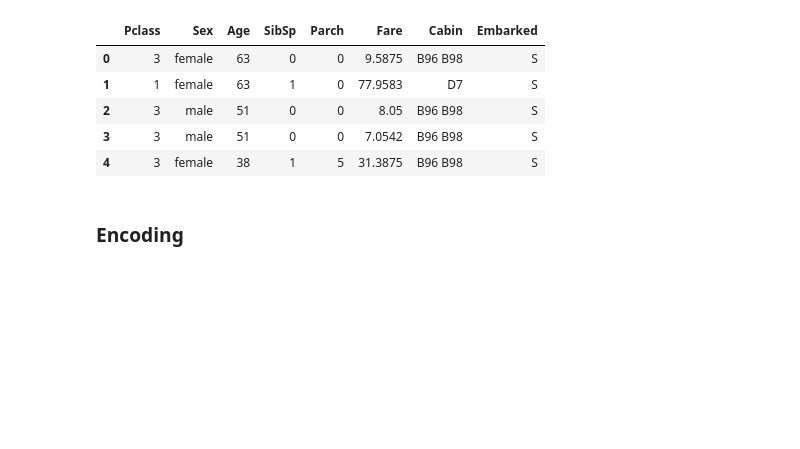
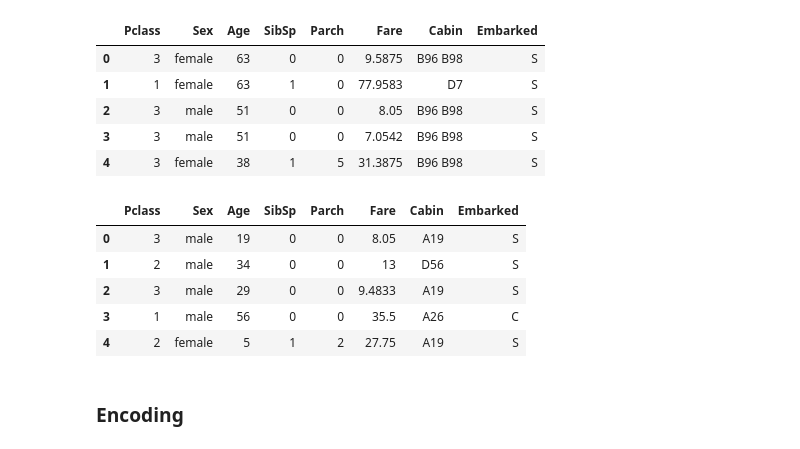
Before and after one commit to mohsenMahmoodzadeh/Decision-Tree-Perceptron, a Jupyter notebook: code/model.ipynb, the cells around one changed output. Cells and saved outputs as stored; diff of their text form; code cells hidden in the pictures; blank space fills up the shorter version.

Commit message:
1.Decision Tree -> model & train & test was done

```diff
--- a/code/model.ipynb
+++ b/code/model.ipynb
@@ -51,6 +51,8 @@ y_train.head()
 ### Removing additional features
 # %%
 X_train = X_train.drop(['PassengerId','Name', 'Ticket'], axis=1)
+# %%
+X_test = X_test.drop(['PassengerId','Name', 'Ticket'], axis=1)
 # %%
 X_train.head()
 # %% [output]
@@ -90,6 +92,21 @@ df.head()
 | 2 | 3 | male | 51 | 0 | 0 | 8.05 | B96 B98 | S |
 | 3 | 3 | male | 51 | 0 | 0 | 7.0542 | B96 B98 | S |
 | 4 | 3 | female | 38 | 1 | 5 | 31.3875 | B96 B98 | S |
+# %%
+imputer = SimpleImputer(missing_values=np.nan, strategy='most_frequent')
+X_test_copy = X_test.copy()
+imputer = imputer.fit(X_test_copy)
+X_test_copy = imputer.transform(X_test_copy)
+# %%
+df = pd.DataFrame(data=X_test_copy, columns=["Pclass", "Sex", "Age", "SibSp", "Parch", "Fare", "Cabin", "Embarked"])
+df.head()
+# %% [output]
+|  | Pclass | Sex | Age | SibSp | Parch | Fare | Cabin | Embarked |
+| 0 | 3 | male | 19 | 0 | 0 | 8.05 | A19 | S |
+| 1 | 2 | male | 34 | 0 | 0 | 13 | D56 | S |
+| 2 | 3 | male | 29 | 0 | 0 | 9.4833 | A19 | S |
+| 3 | 1 | male | 56 | 0 | 0 | 35.5 | A26 | C |
+| 4 | 2 | female | 5 | 1 | 2 | 27.75 | A19 | S |
 # %% [markdown]
 ### Encoding
 # %% [markdown]
```
Also changed, not shown: parts of 7 cells of this notebook.
